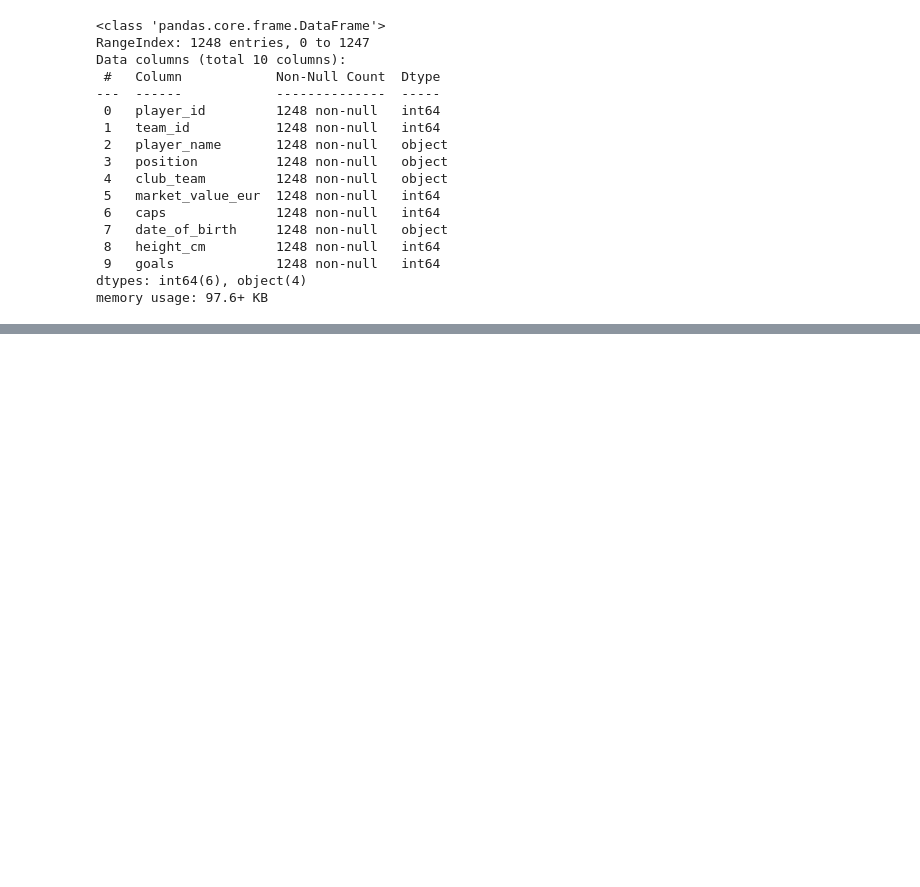
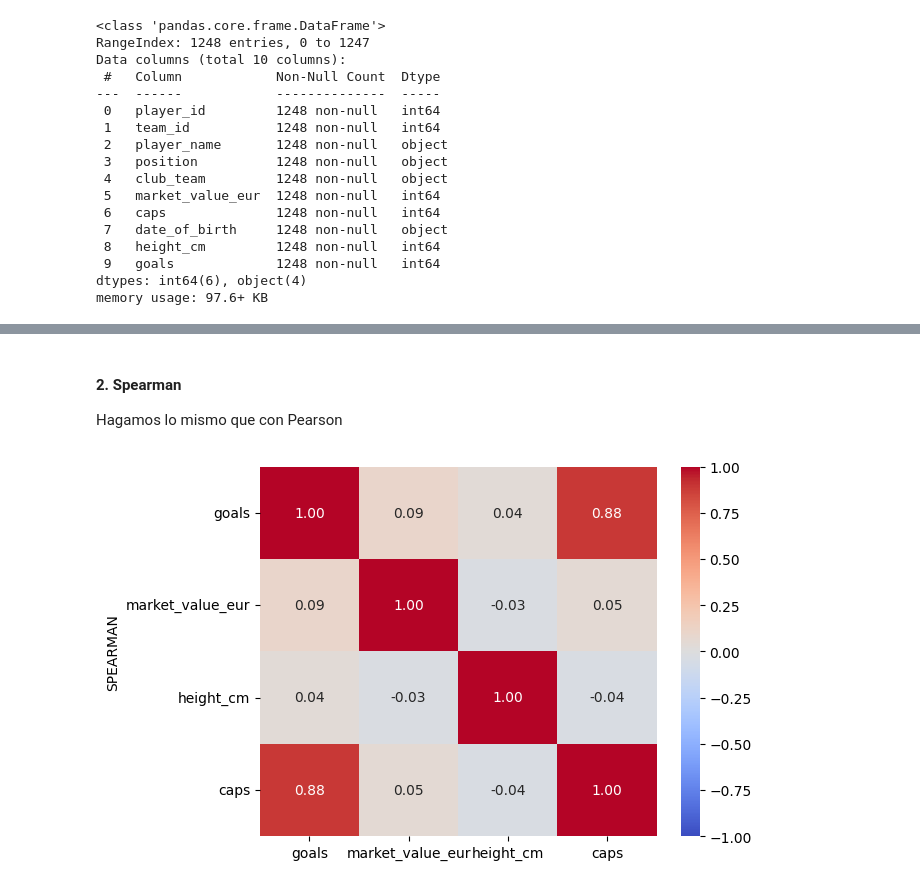
Before and after one commit to joaquincernik/inteligencia-artificial, a Jupyter notebook: practico2/practico2.ipynb, the cells around one changed output, grey strips where cells are left out. Saved outputs shown, nothing was run; the diff lists cells and outputs as text; code cells hidden in the pictures; blank space fills up the shorter version.

```diff
--- a/practico2/practico2.ipynb
+++ b/practico2/practico2.ipynb
@@ -51,0 +178,17 @@ memory usage: 97.6+ KB
+# %% [markdown]
+#### 2. Spearman
+
+Hagamos lo mismo que con Pearson
+# %%
+seaborn.heatmap(
+    delanteros_correlacion.corr(method='spearman'),
+    annot=True,
+    fmt=".2f",
+    cmap="coolwarm",
+    center=0,
+    vmin=-1,
+    vmax=1)
+pyplot.ylabel('SPEARMAN')
+pyplot.show()
+# %% [output]
+[figure, added]
```
Also changed, not shown: parts of 19 cells of this notebook, 1 other file.
